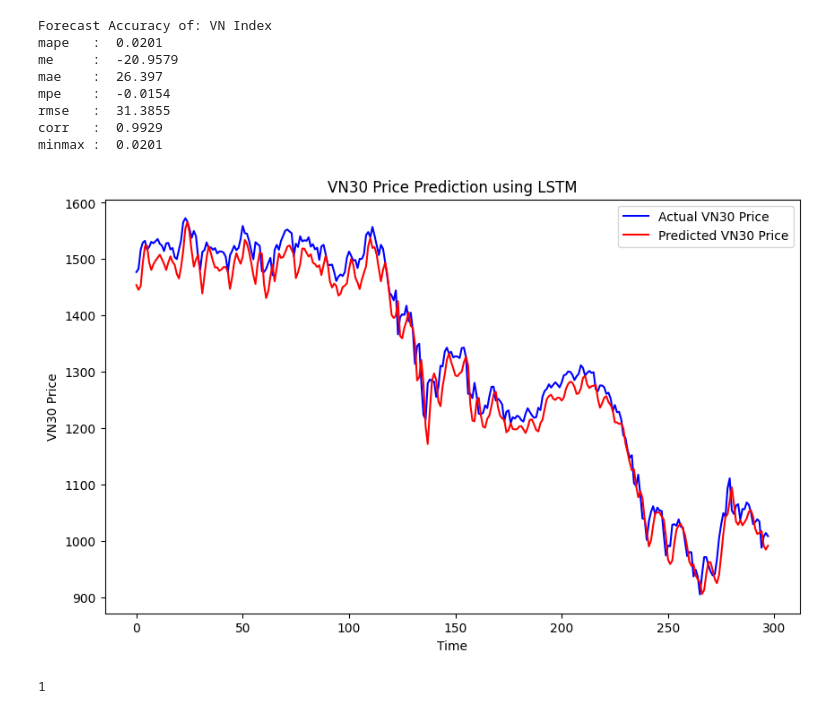
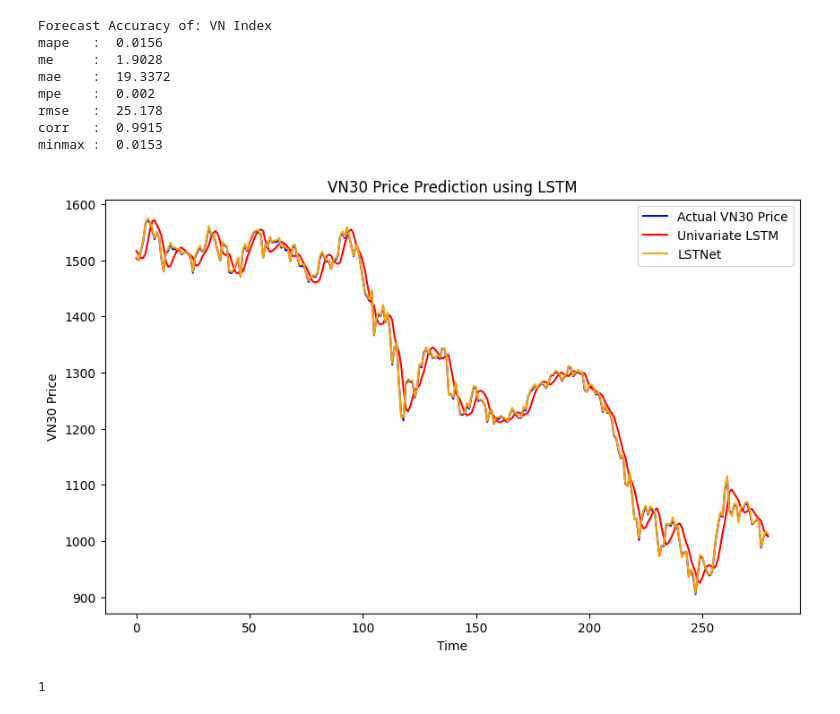
Before and after one commit to nointh/stock-MTFS, a Jupyter notebook: exp/VN30_LSTM_S.ipynb, the cells around one changed output. Drawn from its saved outputs; the diff is of its cells as text; code cells hidden in the pictures.

```diff
--- a/exp/VN30_LSTM_S.ipynb
+++ b/exp/VN30_LSTM_S.ipynb
@@ -32,7 +32,7 @@ def create_sequences(data, seq_length):
 seq_length = 10
 x, y = create_sequences(data, seq_length)
 # %%
-split_idx = int(len(x)*0.8)
+split_idx = int(len(x))-300
 x_train, x_test = x[:split_idx], x[split_idx:]
 y_train, y_test = y[:split_idx], y[split_idx:]
 # %%
@@ -44,10 +44,10 @@ x_train = np.reshape(x_train, (x_train.shape[0], x_train.shape[1], 1))
 x_test = np.reshape(x_test, (x_test.shape[0], x_test.shape[1], 1))
 # %%
 model = Sequential()
-model.add(LSTM(50, return_sequences=True, input_shape=(seq_length, 1)))
+# model.add(LSTM(50, return_sequences=True, input_shape=(seq_length, 1)))
 model.add(LSTM(50))
 model.add(Dense(1))
 model.compile(loss='mean_squared_error', optimizer='adam')
 
-model.fit(x_train, y_train, validation_split=0.25, epochs=100, batch_size=32)
+model.fit(x_train, y_train, validation_split=0.25, epochs=50, batch_size=32)
 # %% [output]
@@ -170,10 +153,10 @@ for k, v in accuracy_prod.items():
     print(adjust(k), ': ', round(v,4))
 # %% [output]
 Forecast Accuracy of: VN Index
-mape   :  0.0201
-me     :  -20.9579
-mae    :  26.397
-mpe    :  -0.0154
-rmse   :  31.3855
-corr   :  0.9929
-minmax :  0.0201
+mape   :  0.0156
+me     :  1.9028
+mae    :  19.3372
+mpe    :  0.002
+rmse   :  25.178
+corr   :  0.9915
+minmax :  0.0153
@@ -180,14 +224,15 @@ minmax :  0.0201
 # %%
 plt.figure(figsize=(10, 6))
 plt.plot(np.arange(0, y_true.shape[1]), y_true.flatten(), color='blue', label='Actual VN30 Price')
-plt.plot(np.arange(0, len(predictions)), predictions.flatten(), color='red', label='Predicted VN30 Price')
+plt.plot(np.arange(0, len(predictions)), predictions.flatten(), color='red', label='Univariate LSTM')
+plt.plot(lstnet[-280:], label="LSTNet", color='orange')
 plt.title('VN30 Price Prediction using LSTM')
 plt.xlabel('Time')
 plt.ylabel('VN30 Price')
 plt.legend()
 plt.show()
 # %% [output]
-[figure, old version]
+[figure, new version]
 # %%
 len(y_true)
 # %% [output]
```
Also changed, not shown: parts of 7 cells of this notebook, 19 other files.
